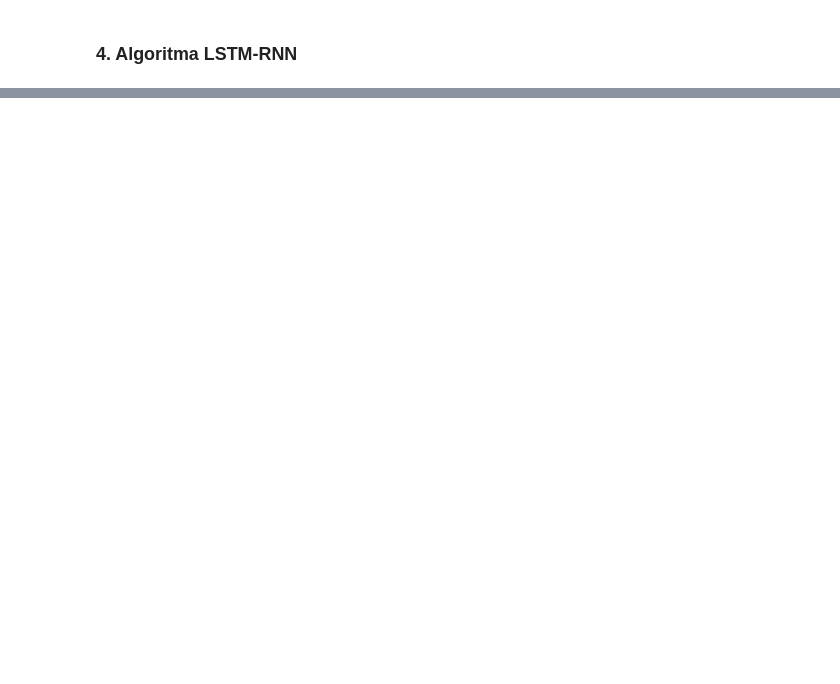
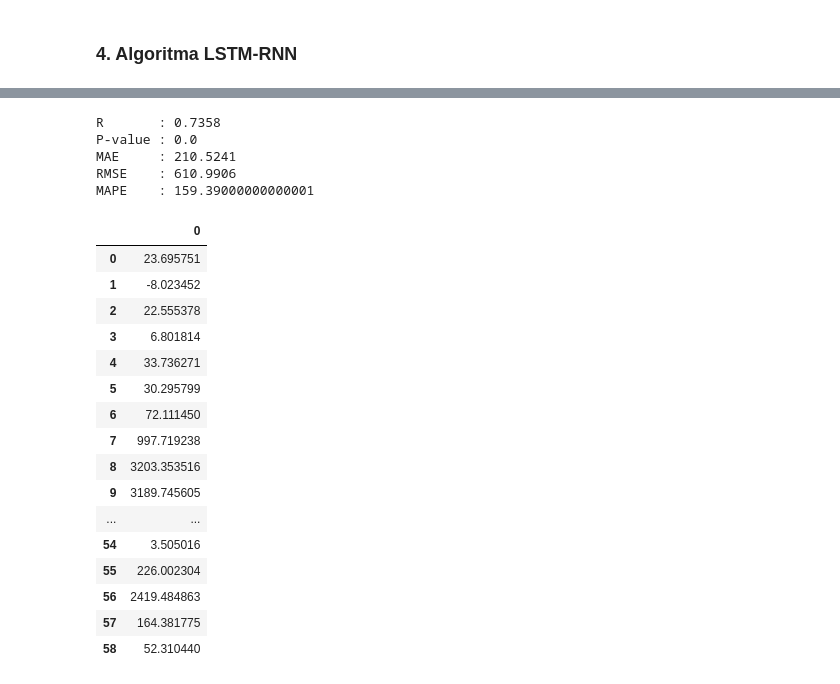
Before and after one commit to kusin/tensorflow-hotspot-v2, a Jupyter notebook: M2.ipynb, the cells around one changed output, grey strips where cells are left out. Cells and saved outputs as stored; diff of their text form; code cells hidden in the pictures; blank space fills up the shorter version.

```diff
--- a/M2.ipynb
+++ b/M2.ipynb
@@ -52,11 +65,11 @@ print(x_test.shape, y_test.shape)
 # call models LSTM
 # param : algorithm, timestep, activation, optimizer, dropout
 lstm_model = get_models(
-  algorithm="SBi-LSTM", timestep=x_train, activation="relu", optimizer="adamax", dropout=0.25
+  algorithm="SBi-LSTM", timestep=x_train, activation="relu", optimizer="rmsprop", dropout=0.10
 )
 # %%
 # compile models
 # param : model, batch_size, epochs, x_train, y_train, x_test, y_test
 lstm_history, lstm_predictions = get_prediction(
-  model=lstm_model, batch_size=16, epochs=1500, x_train=x_train, y_train=y_train, x_test=x_test, y_test=y_test
+  model=lstm_model, batch_size=32, epochs=1500, x_train=x_train, y_train=y_train, x_test=x_test, y_test=y_test
 )
@@ -103,5 +146,31 @@ print("P-value : "+str(p))
 print("MAE     : "+str(mae))
 print("RMSE    : "+str(rmse))
 print("MAPE    : "+str(mape*100))
+# %% [output]
+R       : 0.7358
+P-value : 0.0
+MAE     : 210.5241
+RMSE    : 610.9906
+MAPE    : 159.39000000000001
 # %%
-np.array(inverse(scaler, lstm_predictions)).reshape(-1)
+# np.array(inverse(scaler, lstm_predictions)).reshape(-1)
+
+pd.DataFrame(inverse(scaler,lstm_predictions))
+# %% [output]
+|  | 0 |
+| 0 | 23.695751 |
+| 1 | -8.023452 |
+| 2 | 22.555378 |
+| 3 | 6.801814 |
+| 4 | 33.736271 |
+| 5 | 30.295799 |
+| 6 | 72.111450 |
+| 7 | 997.719238 |
+| 8 | 3203.353516 |
+| 9 | 3189.745605 |
+| ... | ... |
+| 54 | 3.505016 |
+| 55 | 226.002304 |
+| 56 | 2419.484863 |
+| 57 | 164.381775 |
+| 58 | 52.310440 |
```
Also changed, not shown: parts of 8 cells of this notebook.
